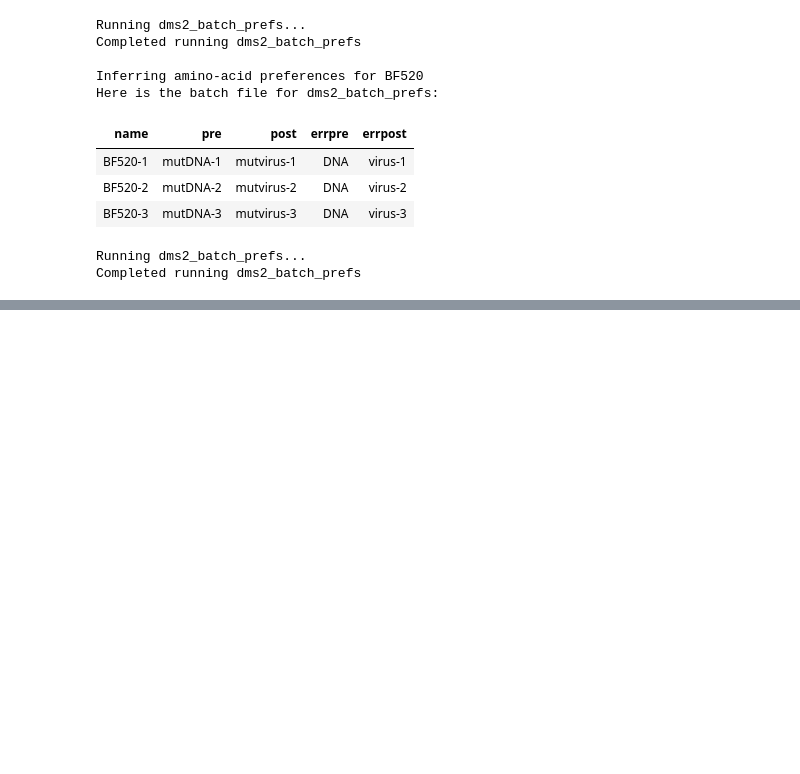
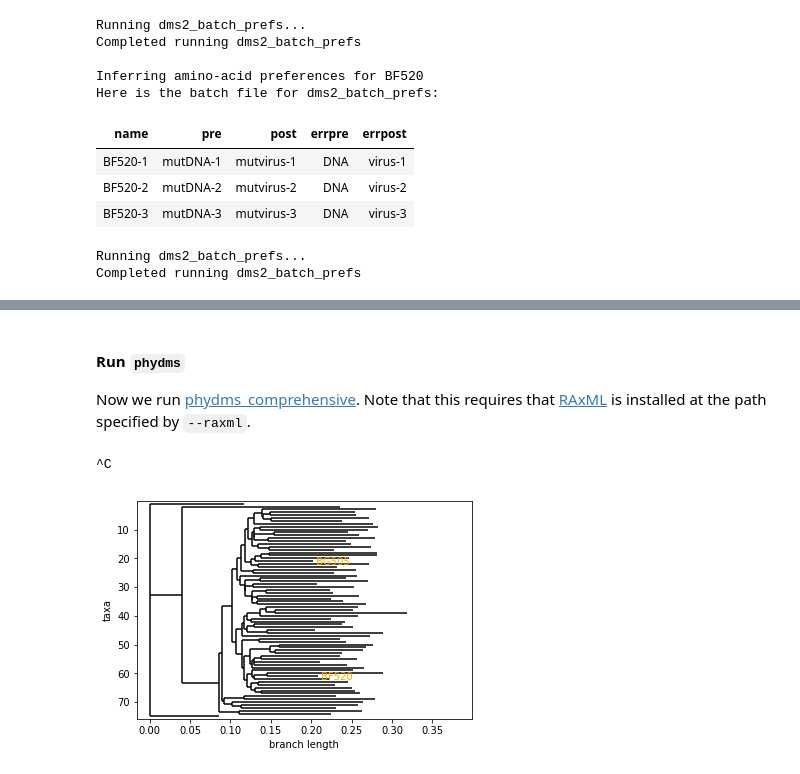
Before and after one commit to jbloomlab/EnvMutationalShiftsPaper, a Jupyter notebook: analysis_code/analysis_notebook.ipynb, the cells around one changed output, grey strips where cells are left out. Drawn from its saved outputs; the diff is of its cells as text; code cells hidden in the pictures; blank space fills up the shorter version.

Commit message:
set up for `phydms` analysis

```diff
--- a/analysis_code/analysis_notebook.ipynb
+++ b/analysis_code/analysis_notebook.ipynb
@@ -525,0 +769,4 @@ Correlation among preferences for BF520:
+# %%
+phydmsdir = os.path.join(resultsdir, 'phydms_analysis/')
+if not os.path.isdir(phydmsdir):
+    os.mkdir(phydmsdir)
@@ -525,0 +795,27 @@ Correlation among preferences for BF520:
+# %% [markdown]
+#### Run `phydms`
+Now we run [phydms_comprehensive](http://jbloomlab.github.io/phydms/phydms_comprehensive_prog.html).
+Note that this requires that [RAxML](https://sco.h-its.org/exelixis/web/software/raxml/index.html) is installed at the path specified by `--raxml`.
+# %%
+modelcomparefile = os.path.join(phydmsdir, 'modelcomparison.md')
+
+if (use_existing != 'yes') or (not os.path.isfile(modelcomparefile)):
+    log = !phydms_comprehensive \
+            {phydmsdir}/ \
+            {maskedalignmentfile} \
+            {' '.join(maskedavgprefs)} \
+            --raxml raxml \
+            --ncpus {ncpus} \
+            --gammaomega \
+            --omegabysite
+# %% [output]
+^C
+# %%
+treefile = os.path.join(phydmsdir, 'RAxML_tree.newick')
+tree = Bio.Phylo.read(treefile, 'newick')
+Bio.Phylo.draw(tree,
+        label_func=lambda x: str(x) if str(x) in homologs else '',
+        label_colors=dict([(env, 'orange') for env in homologs])
+        )
+# %% [output]
+[figure, added]
```
Also changed, not shown: parts of 26 cells of this notebook, 2 other files.
